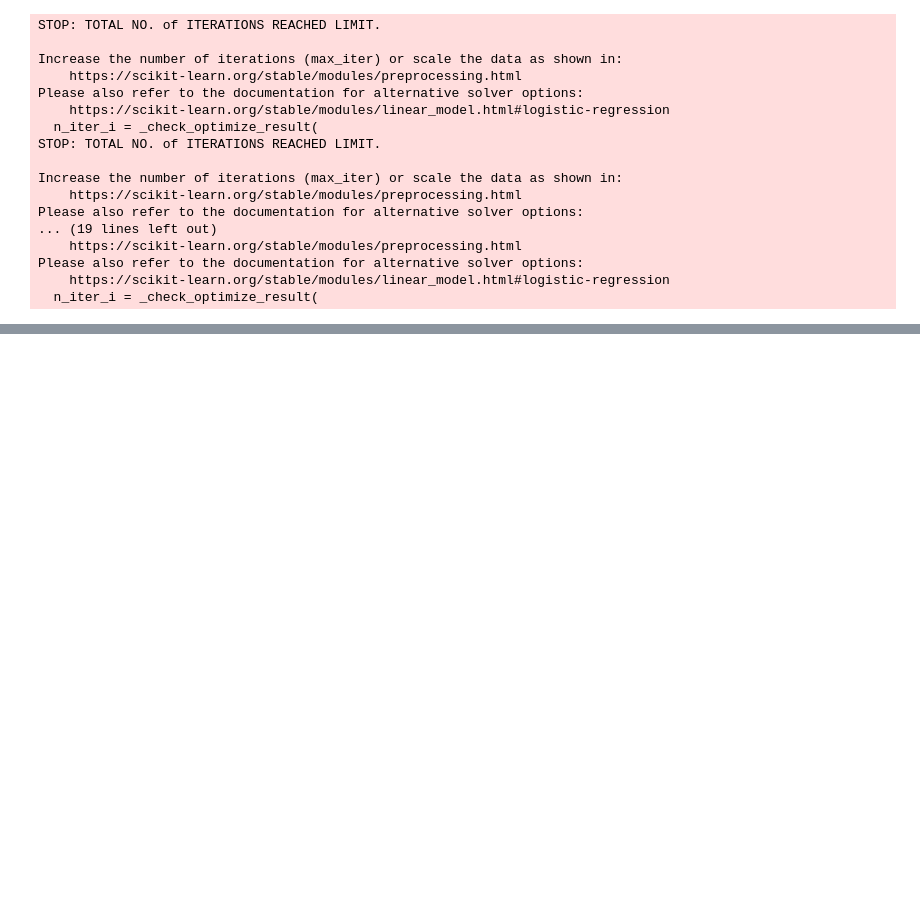
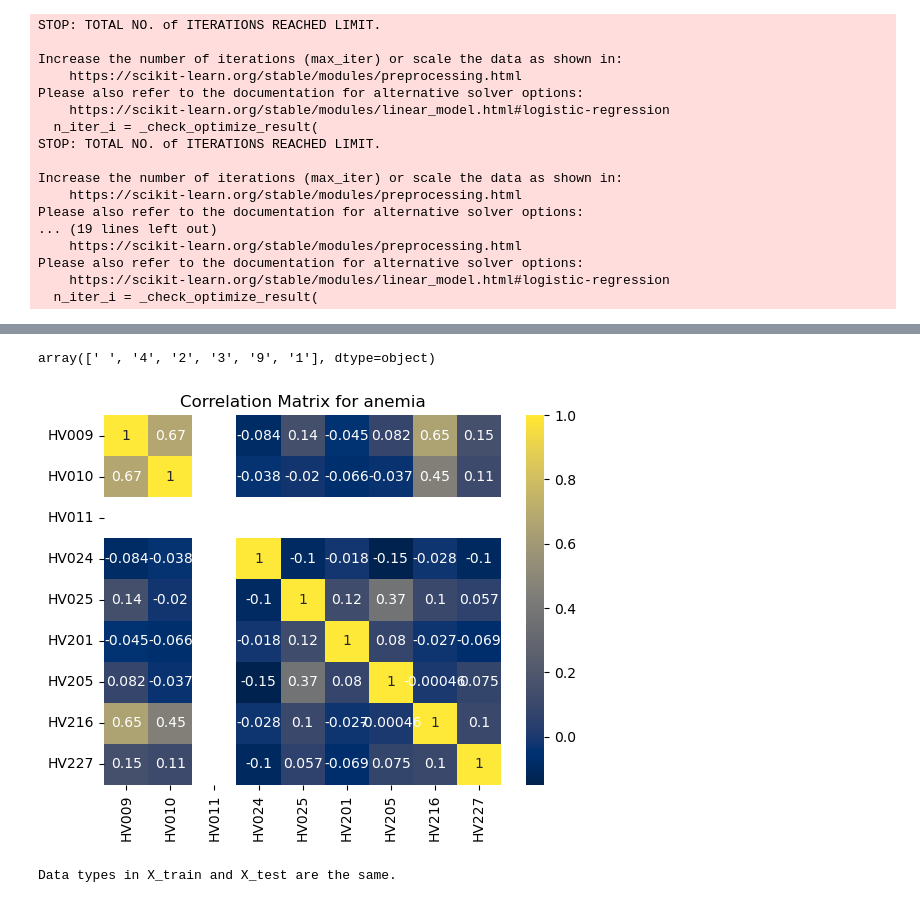
Before and after one commit to Acha247/Mtech-project, a Jupyter notebook: Untitled.ipynb, the cells around one changed output, grey strips where cells are left out. Saved outputs shown, nothing was run; the diff lists cells and outputs as text; code cells hidden in the pictures; blank space fills up the shorter version.

Commit message:
edited model and added model for anemia

```diff
--- a/Untitled.ipynb
+++ b/Untitled.ipynb
@@ -363,0 +408,38 @@ with open('model2.pkl', 'wb') as file:
+# %%
+data['HC57'].unique()
+# %% [output]
+array([' ', '4', '2', '3', '9', '1'], dtype=object)
+# %%
+selected_column_data = data[['HV009', 'HV010', 'HV011', 'HV024', 'HV025', 'HV201', 'HV205', 'HV216', 'HV227',  ]]
+# %%
+# Create a correlation matrix to quantify the relationship between variables
+correlation_matrix = selected_column_data.corr()
+sns.heatmap(correlation_matrix, annot=True, cmap='cividis')
+plt.title('Correlation Matrix for anemia')
+plt.show()
+# %% [output]
+[figure, added]
+# %%
+from sklearn.model_selection import train_test_split
+from sklearn.ensemble import RandomForestClassifier
+from sklearn.model_selection import cross_val_score
+from sklearn.metrics import accuracy_score, classification_report
+
+# Extract the selected features and the target variable
+X = old_df[['HV009', 'HV010', 'HV011', 'HV024', 'HV025', 'HV201', 'HV205', 'HV216', 'HV227', 'HV270', 'HML1', 'HML2', 'HV104', 'HV105','HC52', 'HC55', 'HC57']]
+y = normal_df['HC57']
+
+# Split the data into training and testing sets
+X_train, X_test, y_train, y_test = train_test_split(X, y, test_size=0.2, random_state=42)
+
+# Check if the columns in X_train and X_test are the same
+if set(X_train.columns) != set(X_test.columns):
+    print("Columns in X_train and X_test are not the same. Data preprocessing may be incorrect.")
+
+# Check if the data types in X_train and X_test are the same
+if X_train.dtypes.equals(X_test.dtypes):
+    print("Data types in X_train and X_test are the same.")
+else:
+    print("Data types in X_train and X_test are different. Data preprocessing may be incorrect.")
+# %% [output]
+Data types in X_train and X_test are the same.
```
Also changed, not shown: parts of 7 cells of this notebook, 3 other files.
